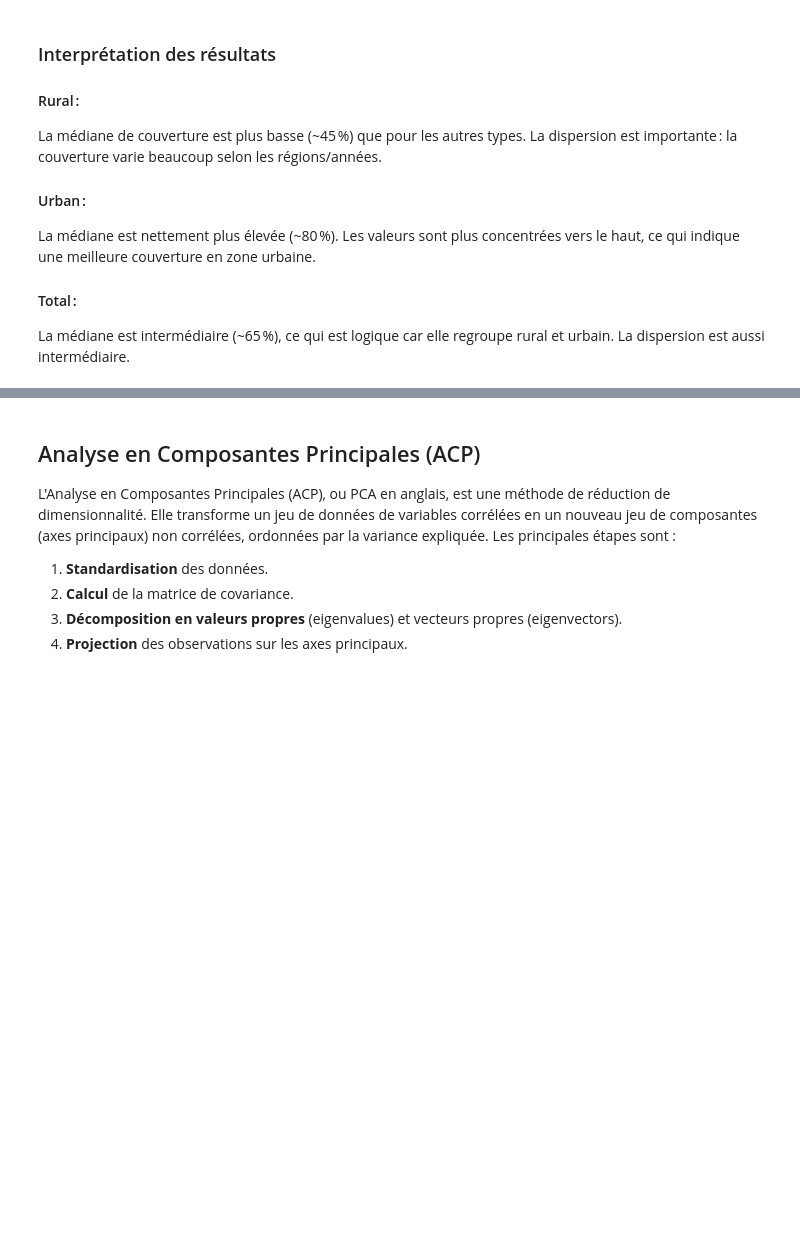
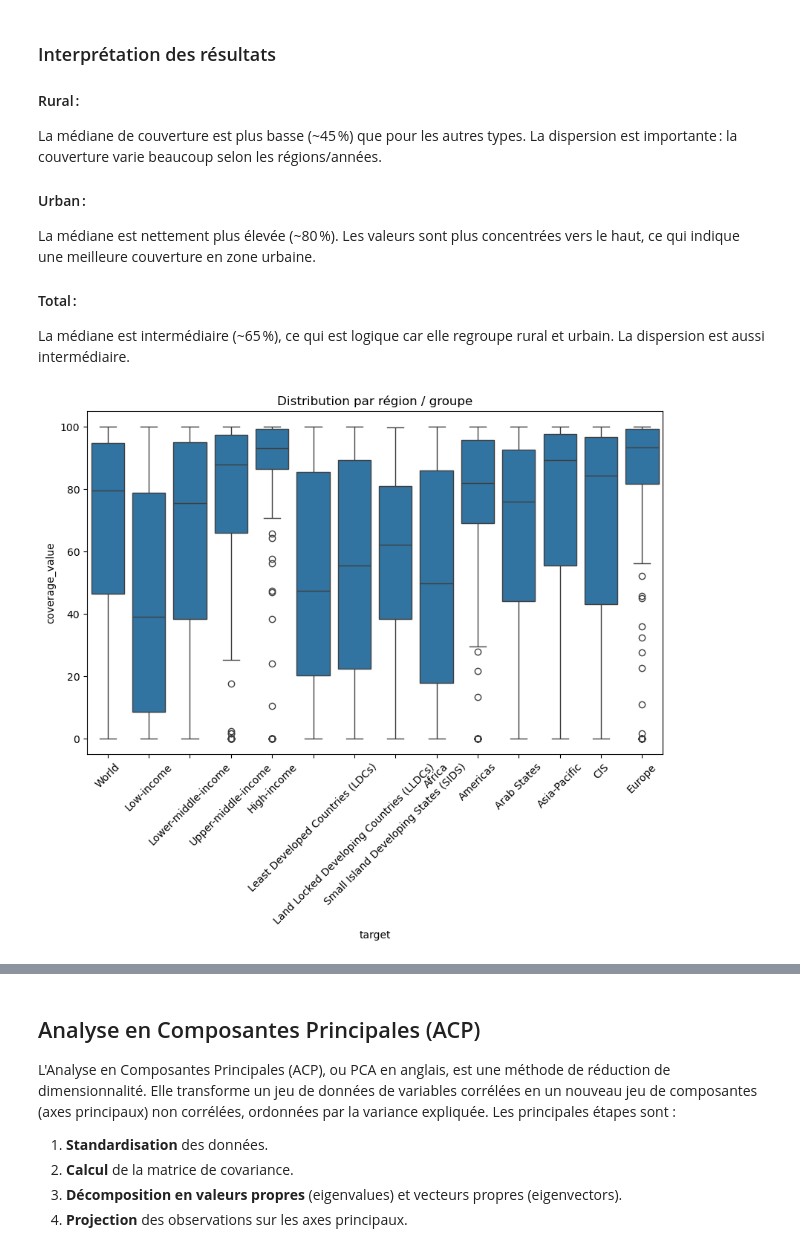
Before and after one commit to kazope/AND, a Jupyter notebook: etude.ipynb, the cells around one changed output, grey strips where cells are left out. Cells and saved outputs as stored; diff of their text form; code cells hidden in the pictures; blank space fills up the shorter version.

```diff
--- a/etude.ipynb
+++ b/etude.ipynb
@@ -239,3 +296,12 @@ Les valeurs sont plus concentrées vers le haut, ce qui indique une meilleure co
 #### Total :
 La médiane est intermédiaire (~65 %), ce qui est logique car elle regroupe rural et urbain.
 La dispersion est aussi intermédiaire.
+# %%
+import seaborn as sns
+plt.figure(figsize=(10, 6))
+sns.boxplot(x="target", y="coverage_value", data=df)
+plt.xticks(rotation=45)
+plt.title("Distribution par région / groupe")
+plt.show()
+# %% [output]
+[figure, added]
```
Also changed, not shown: parts of 18 cells of this notebook.
